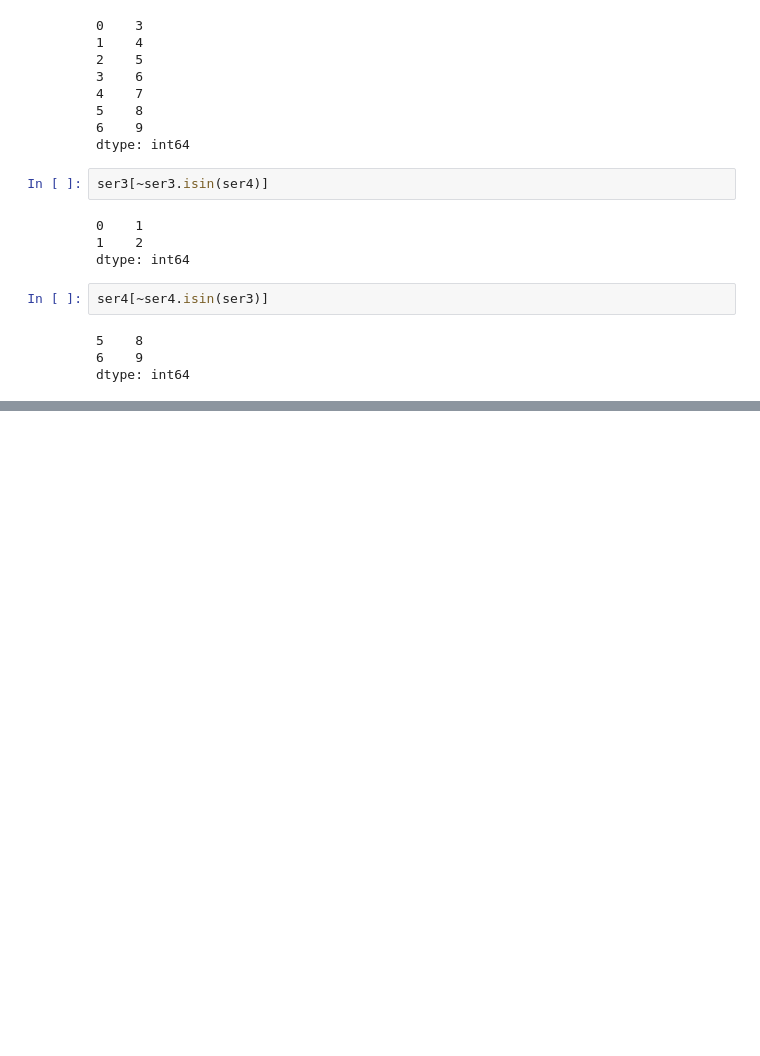
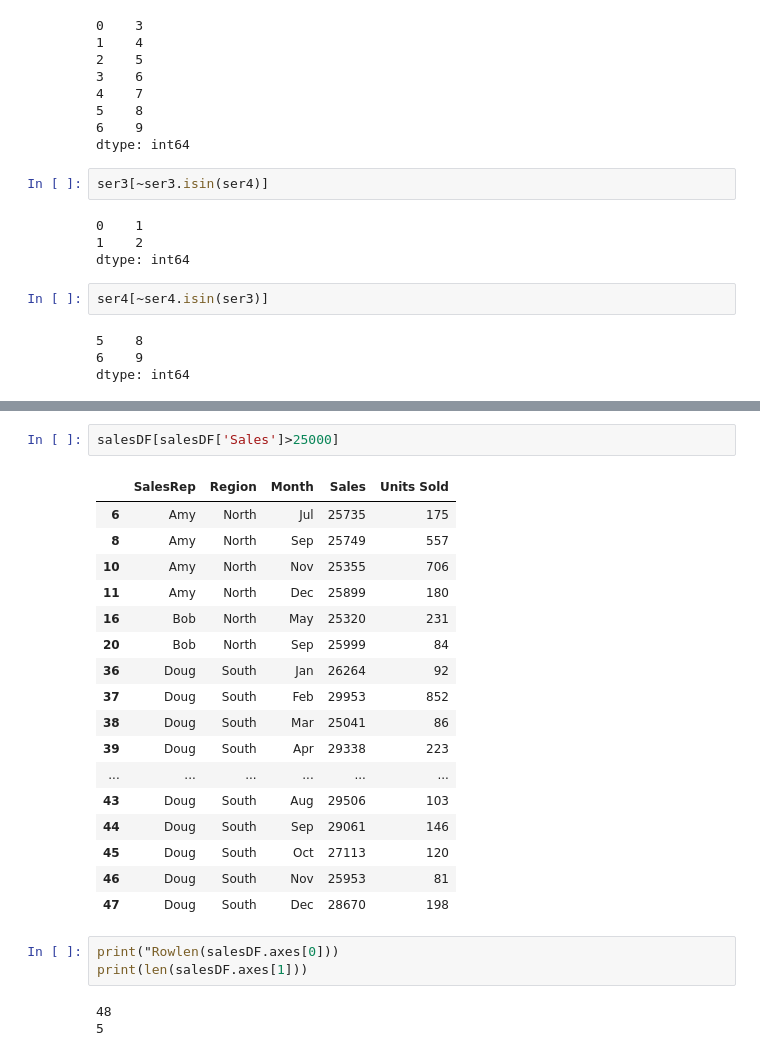
Before and after one commit to Turjo47/DataScience_and_ML_Notes-, a Jupyter notebook: Kaggle_Pandas_problems.ipynb, the cells around one changed output, grey strips where cells are left out. Saved outputs shown, nothing was run; the diff lists cells and outputs as text; blank space fills up the shorter version.

```diff
--- a/Kaggle_Pandas_problems.ipynb
+++ b/Kaggle_Pandas_problems.ipynb
@@ -102,0 +228,26 @@ AttributeError: 'Series' object has no attribute 'concat'
+# %%
+salesDF[salesDF['Sales']>25000]
+# %% [output]
+|  | SalesRep | Region | Month | Sales | Units Sold |
+| 6 | Amy | North | Jul | 25735 | 175 |
+| 8 | Amy | North | Sep | 25749 | 557 |
+| 10 | Amy | North | Nov | 25355 | 706 |
+| 11 | Amy | North | Dec | 25899 | 180 |
+| 16 | Bob | North | May | 25320 | 231 |
+| 20 | Bob | North | Sep | 25999 | 84 |
+| 36 | Doug | South | Jan | 26264 | 92 |
+| 37 | Doug | South | Feb | 29953 | 852 |
+| 38 | Doug | South | Mar | 25041 | 86 |
+| 39 | Doug | South | Apr | 29338 | 223 |
+| ... | ... | ... | ... | ... | ... |
+| 43 | Doug | South | Aug | 29506 | 103 |
+| 44 | Doug | South | Sep | 29061 | 146 |
+| 45 | Doug | South | Oct | 27113 | 120 |
+| 46 | Doug | South | Nov | 25953 | 81 |
+| 47 | Doug | South | Dec | 28670 | 198 |
+# %%
+print("Rowlen(salesDF.axes[0]))
+print(len(salesDF.axes[1]))
+# %% [output]
+48
+5
```
Also changed, not shown: parts of 10 cells of this notebook, 1 other file.
